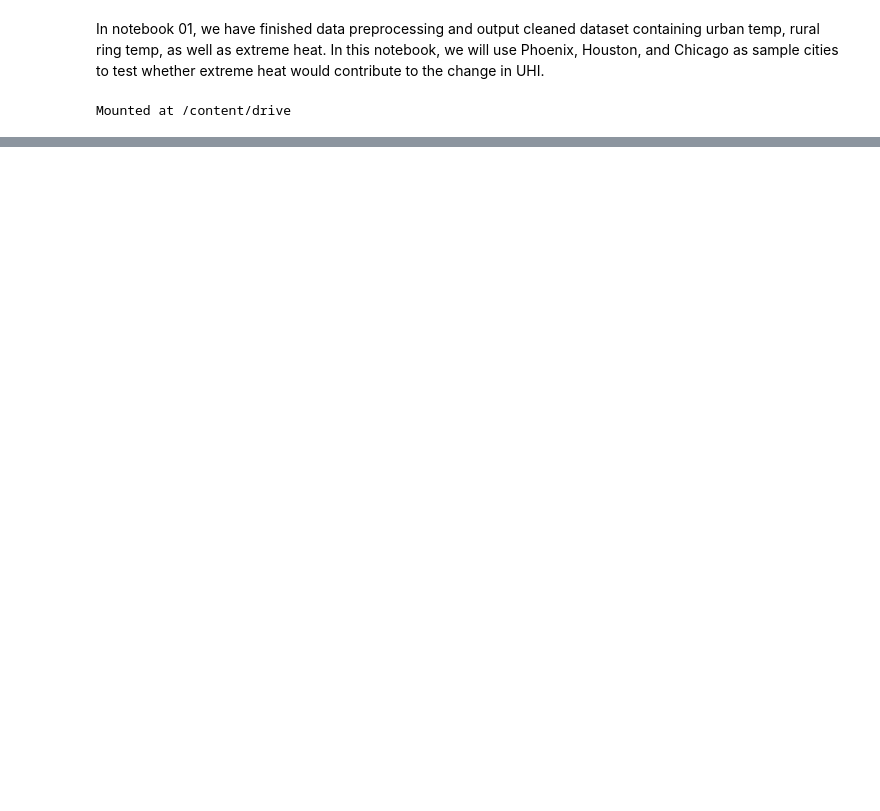
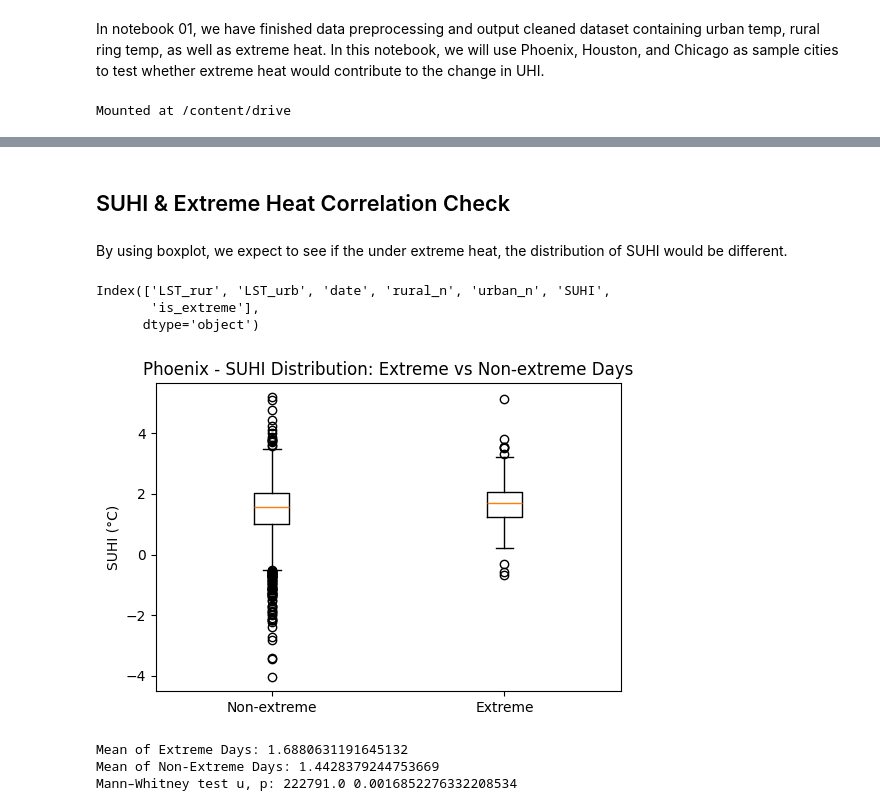
Before and after one commit to cchen744/uhi-extreme-heat-response, a Jupyter notebook: notebooks/02_uhi_extreme_heat_response.ipynb, the cells around one changed output, grey strips where cells are left out. Saved outputs shown, nothing was run; the diff lists cells and outputs as text; code cells hidden in the pictures; blank space fills up the shorter version.

Commit message:
UPDATE: found stronger uhi resposne to extreme heat

```diff
--- a/notebooks/02_uhi_extreme_heat_response.ipynb
+++ b/notebooks/02_uhi_extreme_heat_response.ipynb
@@ -76,0 +83,46 @@ abs >= 35 C days: 0
+# %% [markdown]
+## SUHI & Extreme Heat Correlation Check
+# %% [markdown]
+By using boxplot, we expect to see if the under extreme heat, the distribution of SUHI would be different.
+# %%
+# Boxplot - Phoenix
+phoenix_df = pd.read_csv('/content/data/cities/Phoenix_daily_suhi.csv')
+print(phoenix_df.columns)
+phoenix_df.head()
+
+
+suhi_non = phoenix_df.loc[phoenix_df["is_extreme"] == 0, "SUHI"]
+suhi_ext = phoenix_df.loc[phoenix_df["is_extreme"] == 1, "SUHI"]
+
+plt.figure(figsize=(6,4))
+plt.boxplot(
+    [suhi_non, suhi_ext],
+    labels=["Non-extreme", "Extreme"],
+    showfliers=True
+)
+plt.ylabel("SUHI (°C)")
+plt.title("Phoenix - SUHI Distribution: Extreme vs Non-extreme Days")
+plt.show()
+
+mean_ext = suhi_ext.mean()
+mean_non = suhi_non.mean()
+delta = mean_ext - mean_non
+print("Mean of Extreme Days:", mean_ext)
+print("Mean of Non-Extreme Days:", mean_non)
+
+# Mann–Whitney test: check statistical significance
+u, p = mannwhitneyu(
+    suhi_ext,
+    suhi_non,
+    alternative="greater"
+)
+
+print("Mann–Whitney test u, p:", float(u), float(p))
+# %% [output]
+Index(['LST_rur', 'LST_urb', 'date', 'rural_n', 'urban_n', 'SUHI',
+       'is_extreme'],
+      dtype='object')
+[figure, added]
+Mean of Extreme Days: 1.6880631191645132
+Mean of Non-Extreme Days: 1.4428379244753669
+Mann–Whitney test u, p: 222791.0 0.0016852276332208534
```
Also changed, not shown: parts of 12 cells of this notebook.
